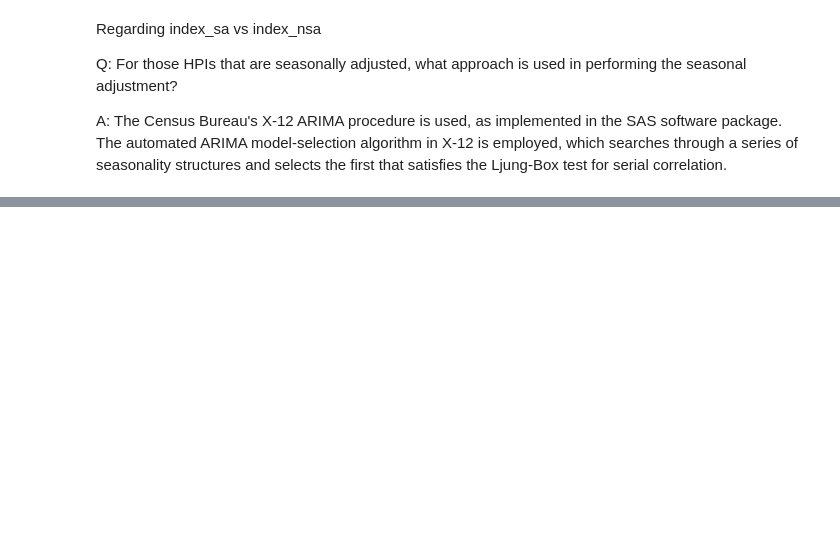
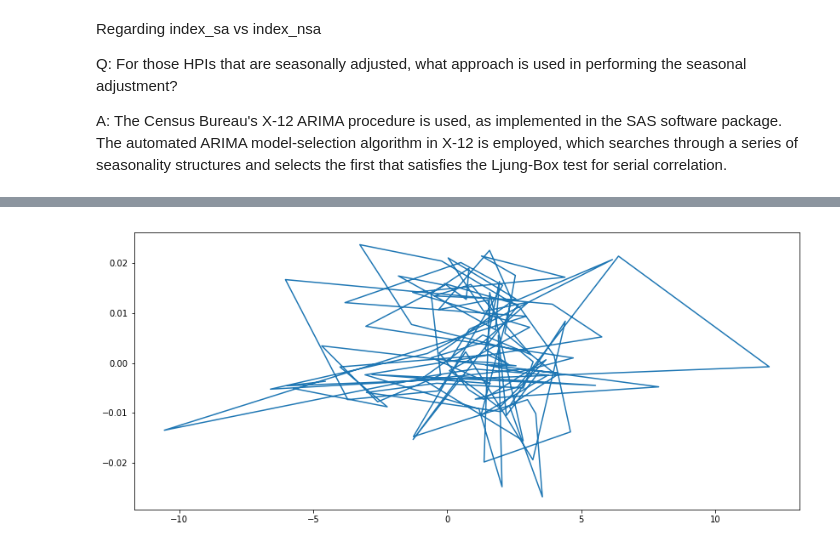
Before and after one commit to bagerson/Group10Project, a Jupyter notebook: readCSV_clean_data.ipynb, the cells around one changed output, grey strips where cells are left out. Cells and saved outputs as stored; diff of their text form; code cells hidden in the pictures; blank space fills up the shorter version.

```diff
--- a/readCSV_clean_data.ipynb
+++ b/readCSV_clean_data.ipynb
@@ -155,0 +254,8 @@ plt.legend()
+# %%
+# plt.xkcd(scale=100, length=1000, randomness=4)
+fig, ax = plt.subplots(figsize=(14,6))
+ax.plot(SP500_y, HPI_y)
+
+plt.savefig("Pictures/Basic Summary")
+# %% [output]
+[figure, added]
```
Also changed, not shown: parts of 12 cells of this notebook, 22 other files.
